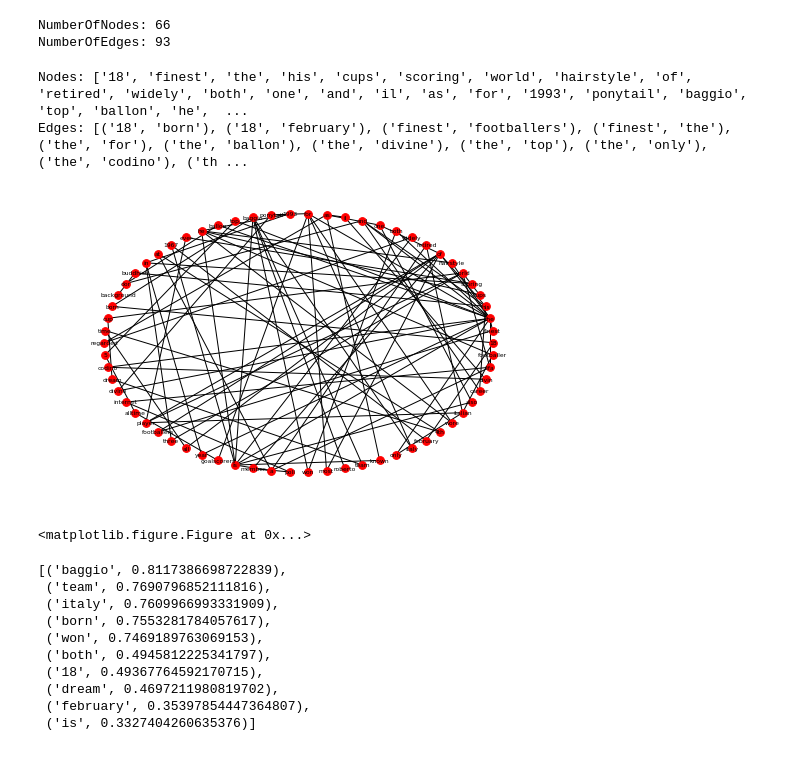
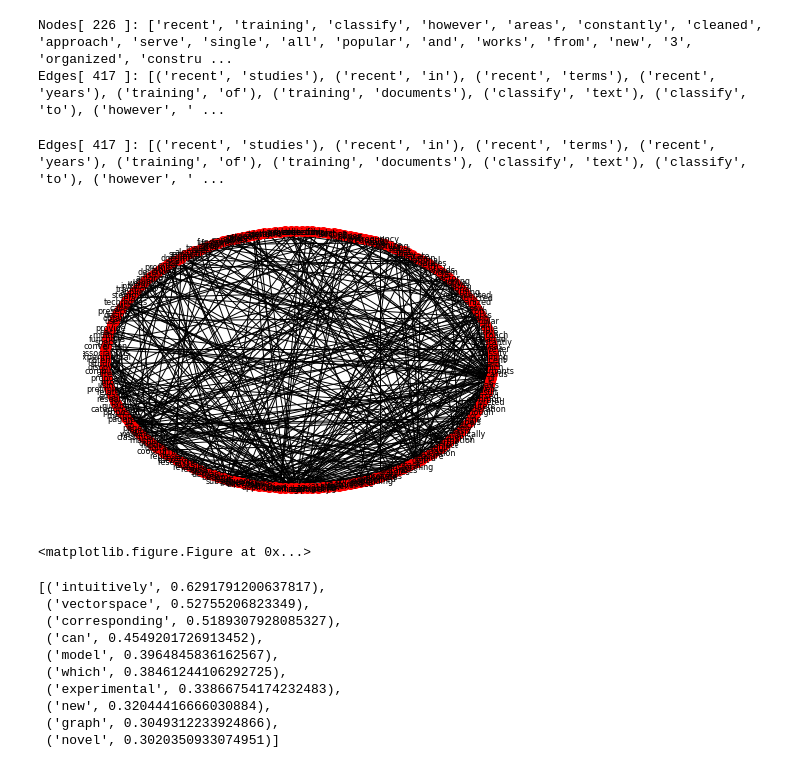
Before and after one commit to GTU-Projects/CSE496_Node2Vec_2018, a Jupyter notebook: doc2graph.ipynb, the cells around one changed output. Drawn from its saved outputs; the diff is of its cells as text; code cells hidden in the pictures.

```diff
--- a/doc2graph.ipynb
+++ b/doc2graph.ipynb
@@ -29,0 +11,2 @@ graph = nx.Graph()
+# %%
+pureSentences = dt.getPureSentences(docContent)
@@ -29,0 +17,2 @@ graph = nx.Graph()
+# %%
+words = dt.sentences2Words(pureSentences)
@@ -30,22 +23,22 @@ graph = nx.Graph()
+# %%
+textGraph = nx.Graph()
 # %%
-graph.add_node(splitText[0])
-for i in range(1,len(splitText)):
-    graph.add_node(splitText[i])
-    graph.add_edge(splitText[i-1],splitText[i],weight=1)
+# trace all text and extract simple graph. Each node/word connected with it's prev. word
+textGraph.add_node(words[0])
+for i in range(1,len(words)):
+    textGraph.add_node(words[i])
+    textGraph.add_edge(words[i-1],words[i],weight=1)
-# %%
-print("NumberOfNodes:",graph.number_of_nodes())
-print("NumberOfEdges:",graph.number_of_edges())
-# %% [output]
-NumberOfNodes: 66
-NumberOfEdges: 93
-# %%
-print("Nodes:",graph.nodes())
-print("Edges:",graph.edges())
-# %% [output]
-Nodes: ['18', 'finest', 'the', 'his', 'cups', 'scoring', 'world', 'hairstyle', 'of', 'retired', 'widely', 'both', 'one', 'and', 'il', 'as', 'for', '1993', 'ponytail', 'baggio', 'top', 'ballon', 'he',  ...
-Edges: [('18', 'born'), ('18', 'february'), ('finest', 'footballers'), ('finest', 'the'), ('the', 'for'), ('the', 'ballon'), ('the', 'divine'), ('the', 'top'), ('the', 'only'), ('the', 'codino'), ('th ...
+# %%
+print("Nodes[",textGraph.number_of_nodes(),"]:",textGraph.nodes())
+# %% [output]
+Nodes[ 226 ]: ['recent', 'training', 'classify', 'however', 'areas', 'constantly', 'cleaned', 'approach', 'serve', 'single', 'all', 'popular', 'and', 'works', 'from', 'new', '3', 'organized', 'constru ...
+Edges[ 417 ]: [('recent', 'studies'), ('recent', 'in'), ('recent', 'terms'), ('recent', 'years'), ('training', 'of'), ('training', 'documents'), ('classify', 'text'), ('classify', 'to'), ('however', ' ...
+# %%
+print("Edges[",textGraph.number_of_edges(),"]:",textGraph.edges())
+# %% [output]
+Edges[ 417 ]: [('recent', 'studies'), ('recent', 'in'), ('recent', 'terms'), ('recent', 'years'), ('training', 'of'), ('training', 'documents'), ('classify', 'text'), ('classify', 'to'), ('however', ' ...
 # %%
-nx.draw_circular(graph,node_size=60,font_size=6,with_labels=True)
+nx.draw_circular(textGraph,node_size=100,font_size=8,with_labels=True)
 # %% [output]
-[figure, old version]
+[figure, new version]
 # %%
@@ -62,15 +52,15 @@ model = node2vec.fit(window=10, min_count=1, batch_words=4)  # Any keywords acce
 # %%
-model.wv.most_similar("roberto")  # Output node names are always strings
+model.wv.most_similar("space")  # Output node names are always strings
 # %% [output]
-[('baggio', 0.8117386698722839),
- ('team', 0.7690796852111816),
- ('italy', 0.7609966993331909),
- ('born', 0.7553281784057617),
- ('won', 0.7469189763069153),
- ('both', 0.4945812225341797),
- ('18', 0.49367764592170715),
- ('dream', 0.4697211980819702),
- ('february', 0.35397854447364807),
- ('is', 0.3327404260635376)]
+[('intuitively', 0.6291791200637817),
+ ('vectorspace', 0.52755206823349),
+ ('corresponding', 0.5189307928085327),
+ ('can', 0.4549201726913452),
+ ('model', 0.3964845836162567),
+ ('which', 0.38461244106292725),
+ ('experimental', 0.33866754174232483),
+ ('new', 0.32044416666030884),
+ ('graph', 0.3049312233924866),
+ ('novel', 0.3020350933074951)]
 # %%
 model.wv.save_word2vec_format("save.txt")
```
Also changed, not shown: parts of 15 cells of this notebook, 2 other files.
